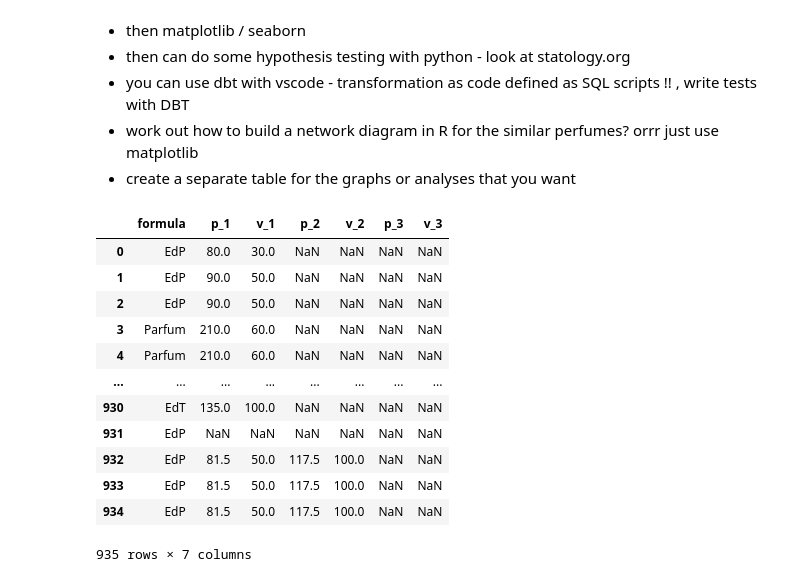
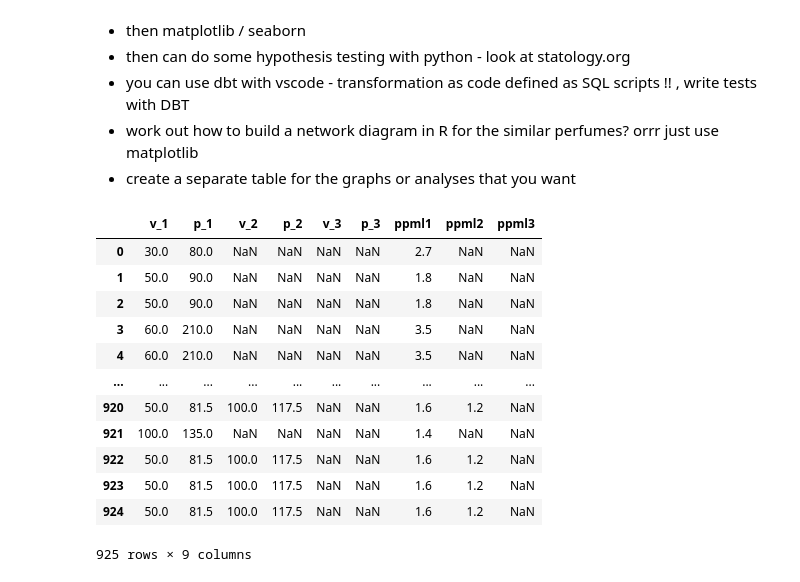
Before and after one commit to emm-sam/Perfume-Analytics, a Jupyter notebook: data_cleaning.ipynb, the cells around one changed output. Saved outputs shown, nothing was run; the diff lists cells and outputs as text; code cells hidden in the pictures.

Commit message:
Wrangles the prices for different volumes of perfume

```diff
--- a/data_cleaning.ipynb
+++ b/data_cleaning.ipynb
@@ -44,7 +49,7 @@ perfume_df['formula'] = np.where(perfume_df.prices.str.contains('EdP'), 'EdP',
 
 perfume_df = perfume_df.replace(r'£|\[|\]|\'|\"|\?|\#|roll-on', '', regex=True)
 # perfume_df = perfume_df.prices.replace(r'EdP\', |EdT\', |Extrait de |Eau de Cologne', '', regex=True) Eau de Cologne
-perfume_df.prices = perfume_df.prices.replace(r'EdP|EdT|Extrait de Parfum|Eau de Cologne|EdC|Parfum', '', regex=True)
+perfume_df.prices = perfume_df.prices.replace(r'EdP|EdT|Extrait de Parfum|Eau de Cologne|EdC|Parfum| ml', '', regex=True)
 perfume_df = perfume_df.apply(lambda x: x.str.strip())
 # perfume_df
 
@@ -83,9 +88,10 @@ perfume_df['fruity'] = perfume_df.category.apply(lambda x: category[9] in x)
 perfume_df['marine'] = perfume_df.category.apply(lambda x: category[10] in x)
 perfume_df['vintage'] = perfume_df.category.apply(lambda x: category[11] in x)
 perfume_df['transparent'] = perfume_df.category.apply(lambda x: category[12] in x)
-
+perfume_df['allnotes'] = perfume_df.topnotes.astype(str) + ', ' + perfume_df.midnotes.astype(str) + ', ' + perfume_df.basenotes.astype(str) + ', ' + perfume_df.Notes.astype(str)
 
 perfume_df
+
 # pdf = data.where(data.brand.str.contains('Sample Packs')==True) only for whole object
 # %% [output]
 (968, 15)
@@ -193,33 +168,37 @@ TO DO
 # %%
 # group by brand
 # some basic summary things
 # group by gender
 # group by bestseller
 # group by exclusive
 
-# print(up_todate.formula.value_counts())
+df_prices.p_1 = pd.to_numeric(df_prices.p_1, errors='coerce')
+df_prices.p_2 = pd.to_numeric(df_prices.p_2, errors='coerce')
+df_prices.p_3 = pd.to_numeric(df_prices.p_3, errors='coerce')
+df_prices.v_1 = pd.to_numeric(df_prices.v_1, errors='coerce')
+df_prices.v_2 = pd.to_numeric(df_prices.v_2, errors='coerce')
+df_prices.v_3 = pd.to_numeric(df_prices.v_3, errors='coerce')
 
-# up_todate = up_todate.drop(['price_1', 'price_2', 'price_3'], axis = 1)
+df_prices
 
-up_todate.p_1 = pd.to_numeric(up_todate.p_1, errors='coerce')
-up_todate.p_2 = pd.to_numeric(up_todate.p_2, errors='coerce')
-up_todate.p_3 = pd.to_numeric(up_todate.p_3, errors='coerce')
-up_todate.v_1 = pd.to_numeric(up_todate.v_1, errors='coerce')
-up_todate.v_2 = pd.to_numeric(up_todate.v_2, errors='coerce')
-up_todate.v_3 = pd.to_numeric(up_todate.v_3, errors='coerce')
-
-up_todate
+df_prices['ppml1'] = df_prices.p_1 / df_prices.v_1
+df_prices.ppml1= df_prices.ppml1.round(1)
+df_prices['ppml2'] = df_prices.p_2 / df_prices.v_2
+df_prices.ppml2= df_prices.ppml2.round(1)
+df_prices['ppml3'] = df_prices.p_3 / df_prices.v_3
+df_prices.ppml3= df_prices.ppml3.round(1)
+df_prices
 # %% [output]
-|  | formula | p_1 | v_1 | p_2 | v_2 | p_3 | v_3 |
-| 0 | EdP | 80.0 | 30.0 | NaN | NaN | NaN | NaN |
-| 1 | EdP | 90.0 | 50.0 | NaN | NaN | NaN | NaN |
-| 2 | EdP | 90.0 | 50.0 | NaN | NaN | NaN | NaN |
-| 3 | Parfum | 210.0 | 60.0 | NaN | NaN | NaN | NaN |
-| 4 | Parfum | 210.0 | 60.0 | NaN | NaN | NaN | NaN |
-| ... | ... | ... | ... | ... | ... | ... | ... |
-| 930 | EdT | 135.0 | 100.0 | NaN | NaN | NaN | NaN |
-| 931 | EdP | NaN | NaN | NaN | NaN | NaN | NaN |
-| 932 | EdP | 81.5 | 50.0 | 117.5 | 100.0 | NaN | NaN |
-| 933 | EdP | 81.5 | 50.0 | 117.5 | 100.0 | NaN | NaN |
-| 934 | EdP | 81.5 | 50.0 | 117.5 | 100.0 | NaN | NaN |
+|  | v_1 | p_1 | v_2 | p_2 | v_3 | p_3 | ppml1 | ppml2 | ppml3 |
+| 0 | 30.0 | 80.0 | NaN | NaN | NaN | NaN | 2.7 | NaN | NaN |
+| 1 | 50.0 | 90.0 | NaN | NaN | NaN | NaN | 1.8 | NaN | NaN |
+| 2 | 50.0 | 90.0 | NaN | NaN | NaN | NaN | 1.8 | NaN | NaN |
+| 3 | 60.0 | 210.0 | NaN | NaN | NaN | NaN | 3.5 | NaN | NaN |
+| 4 | 60.0 | 210.0 | NaN | NaN | NaN | NaN | 3.5 | NaN | NaN |
+| ... | ... | ... | ... | ... | ... | ... | ... | ... | ... |
+| 920 | 50.0 | 81.5 | 100.0 | 117.5 | NaN | NaN | 1.6 | 1.2 | NaN |
+| 921 | 100.0 | 135.0 | NaN | NaN | NaN | NaN | 1.4 | NaN | NaN |
+| 922 | 50.0 | 81.5 | 100.0 | 117.5 | NaN | NaN | 1.6 | 1.2 | NaN |
+| 923 | 50.0 | 81.5 | 100.0 | 117.5 | NaN | NaN | 1.6 | 1.2 | NaN |
+| 924 | 50.0 | 81.5 | 100.0 | 117.5 | NaN | NaN | 1.6 | 1.2 | NaN |
-935 rows × 7 columns
+925 rows × 9 columns
```
Also changed, not shown: parts of 4 cells of this notebook.
